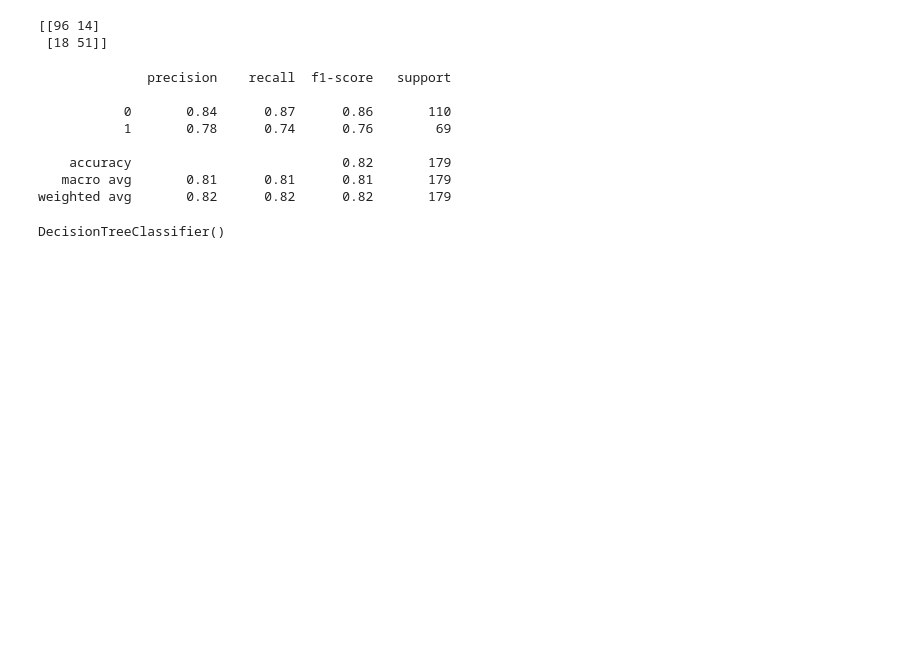
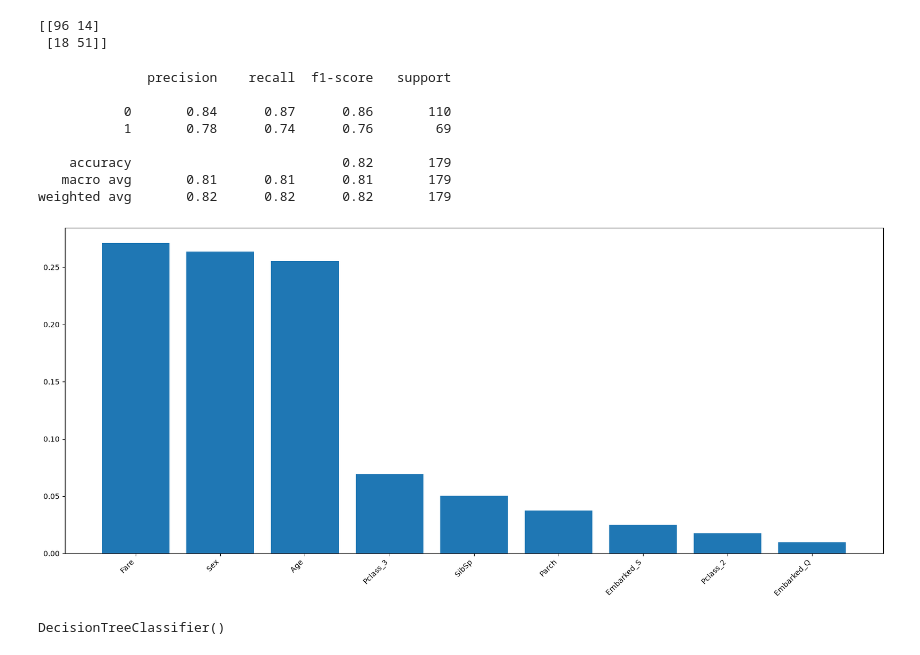
Before and after one commit to chadiboudaher/ml-dl-pytorch, a Jupyter notebook: src/projects/titanic/notebook/titanic.ipynb, the cells around one changed output. Drawn from its saved outputs; the diff is of its cells as text; code cells hidden in the pictures; blank space fills up the shorter version.

Commit message:
Plotting attr importance

```diff
--- a/src/projects/titanic/notebook/titanic.ipynb
+++ b/src/projects/titanic/notebook/titanic.ipynb
@@ -303,6 +303,7 @@ y_pred = model_0.predict(X_test)
 # %%
 from sklearn.ensemble import RandomForestClassifier
 
-model_1 = RandomForestClassifier(n_jobs=-1)
+model_1 = RandomForestClassifier(n_estimators=100,
+                                 max_depth=40)
 model_1.fit(X_train, y_train)
 # %% [output]
@@ -334,6 +335,14 @@ print(classification_report(y_test, y_pred))
     accuracy                           0.82       179
    macro avg       0.81      0.81      0.81       179
 weighted avg       0.82      0.82      0.82       179
+# %%
+sorted_imp = dict(sorted(zip(model_1.feature_names_in_, model_1.feature_importances_), key=lambda x: x[1], reverse=True))
+
+plt.figure(figsize=(20, 8))
+plt.bar(sorted_imp.keys(), sorted_imp.values())
+plt.xticks(rotation=45, ha="right");
+# %% [output]
+[figure, added]
 # %%
 from sklearn.tree import DecisionTreeClassifier
 
```
Also changed, not shown: parts of 2 cells of this notebook.
